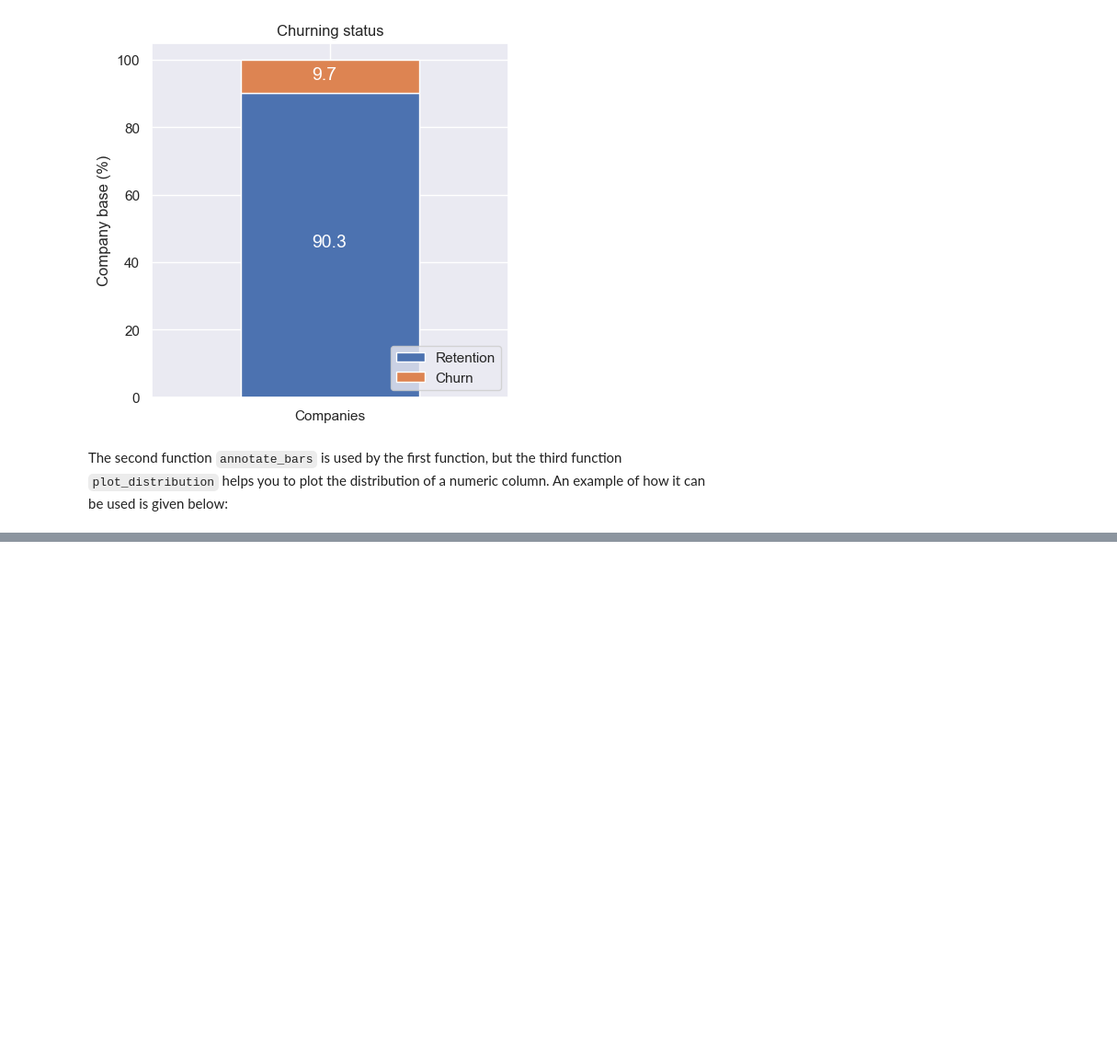
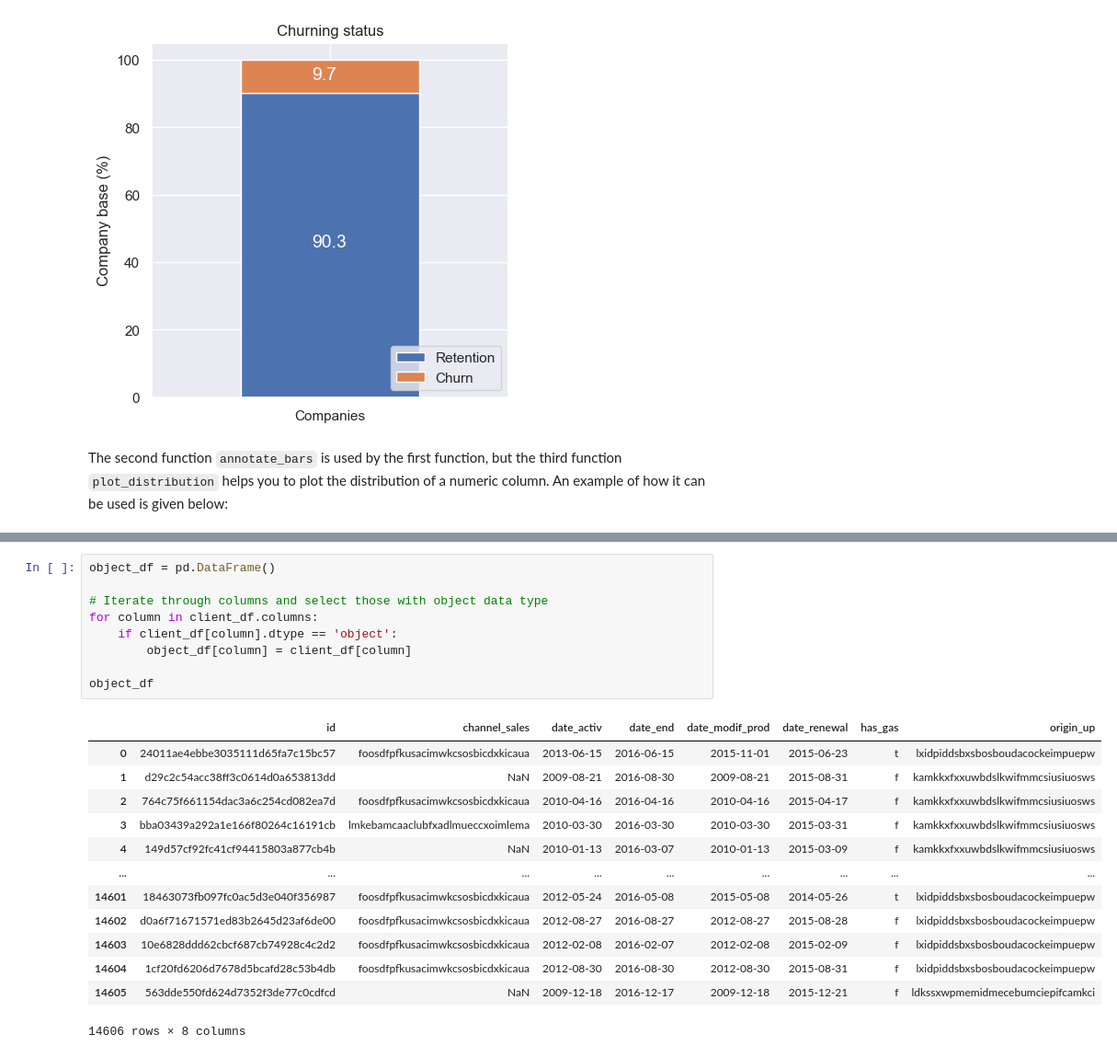
Before and after one commit to nelson123-lab/BCG-X-Data-Science, a Jupyter notebook: Task 2/Task 2 - eda_starter.ipynb, the cells around one changed output, grey strips where cells are left out. Shown at 92% size. Saved outputs shown, nothing was run; the diff lists cells and outputs as text; blank space fills up the shorter version.

```diff
--- a/Task 2/Task 2 - eda_starter.ipynb
+++ b/Task 2/Task 2 - eda_starter.ipynb
@@ -209,0 +247,23 @@ plot_distribution(consumption, 'cons_12m', axs)
+# %%
+object_df = pd.DataFrame()
+
+# Iterate through columns and select those with object data type
+for column in client_df.columns:
+    if client_df[column].dtype == 'object':
+        object_df[column] = client_df[column]
+
+object_df
+# %% [output]
+|  | id | channel_sales | date_activ | date_end | date_modif_prod | date_renewal | has_gas | origin_up |
+| 0 | 24011ae4ebbe3035111d65fa7c15bc57 | foosdfpfkusacimwkcsosbicdxkicaua | 2013-06-15 | 2016-06-15 | 2015-11-01 | 2015-06-23 | t | lxidpiddsbxsbosboudacockeimpuepw |
+| 1 | d29c2c54acc38ff3c0614d0a653813dd | NaN | 2009-08-21 | 2016-08-30 | 2009-08-21 | 2015-08-31 | f | kamkkxfxxuwbdslkwifmmcsiusiuosws |
+| 2 | 764c75f661154dac3a6c254cd082ea7d | foosdfpfkusacimwkcsosbicdxkicaua | 2010-04-16 | 2016-04-16 | 2010-04-16 | 2015-04-17 | f | kamkkxfxxuwbdslkwifmmcsiusiuosws |
+| 3 | bba03439a292a1e166f80264c16191cb | lmkebamcaaclubfxadlmueccxoimlema | 2010-03-30 | 2016-03-30 | 2010-03-30 | 2015-03-31 | f | kamkkxfxxuwbdslkwifmmcsiusiuosws |
+| 4 | 149d57cf92fc41cf94415803a877cb4b | NaN | 2010-01-13 | 2016-03-07 | 2010-01-13 | 2015-03-09 | f | kamkkxfxxuwbdslkwifmmcsiusiuosws |
+| ... | ... | ... | ... | ... | ... | ... | ... | ... |
+| 14601 | 18463073fb097fc0ac5d3e040f356987 | foosdfpfkusacimwkcsosbicdxkicaua | 2012-05-24 | 2016-05-08 | 2015-05-08 | 2014-05-26 | t | lxidpiddsbxsbosboudacockeimpuepw |
+| 14602 | d0a6f71671571ed83b2645d23af6de00 | foosdfpfkusacimwkcsosbicdxkicaua | 2012-08-27 | 2016-08-27 | 2012-08-27 | 2015-08-28 | f | lxidpiddsbxsbosboudacockeimpuepw |
+| 14603 | 10e6828ddd62cbcf687cb74928c4c2d2 | foosdfpfkusacimwkcsosbicdxkicaua | 2012-02-08 | 2016-02-07 | 2012-02-08 | 2015-02-09 | f | lxidpiddsbxsbosboudacockeimpuepw |
+| 14604 | 1cf20fd6206d7678d5bcafd28c53b4db | foosdfpfkusacimwkcsosbicdxkicaua | 2012-08-30 | 2016-08-30 | 2012-08-30 | 2015-08-31 | f | lxidpiddsbxsbosboudacockeimpuepw |
+| 14605 | 563dde550fd624d7352f3de77c0cdfcd | NaN | 2009-12-18 | 2016-12-17 | 2009-12-18 | 2015-12-21 | f | ldkssxwpmemidmecebumciepifcamkci |
+14606 rows × 8 columns
```
Also changed, not shown: parts of 12 cells of this notebook.
